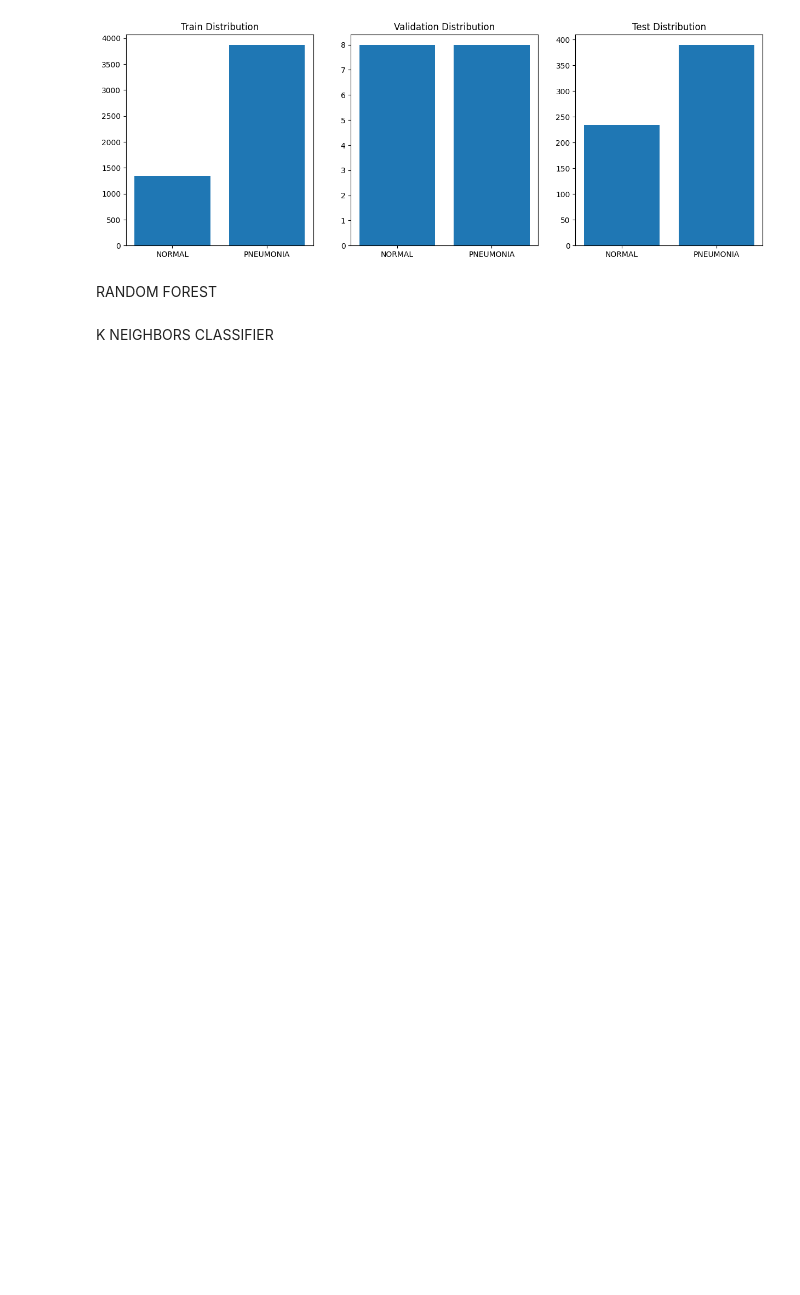
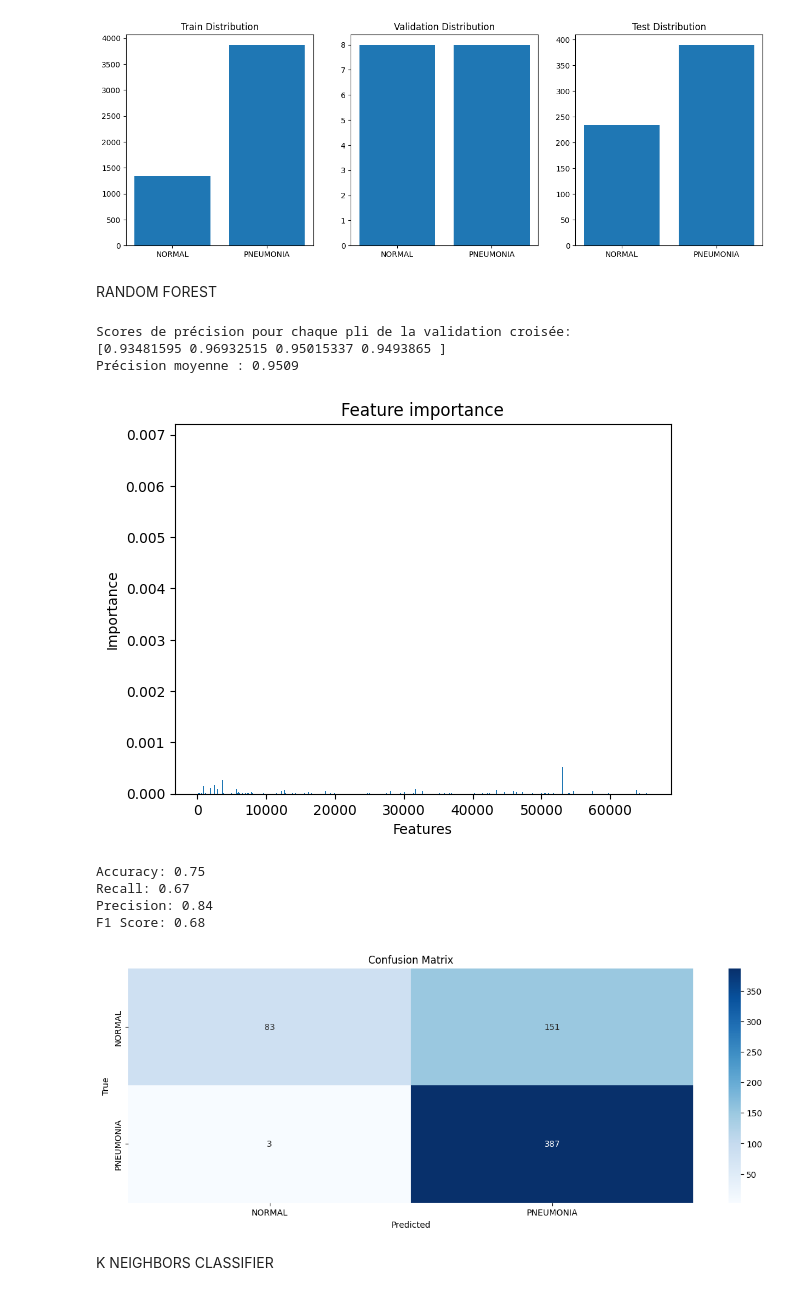
Before and after one commit to VeneziaFanny/zoidberg, a Jupyter notebook: zoidberg.ipynb, the cells around one changed output. Cells and saved outputs as stored; diff of their text form; code cells hidden in the pictures; blank space fills up the shorter version.

```diff
--- a/zoidberg.ipynb
+++ b/zoidberg.ipynb
@@ -170,7 +170,7 @@ model = RandomForestClassifier()
 model.fit(loader.x_train_reshaped, loader.y_train)
 
 # applique la validation croisée en 5 plis et obtient les scores de précision
-scores = cross_val_score(model, loader.x_train_reshaped, loader.y_train, cv=2, scoring='accuracy')
+scores = cross_val_score(model, loader.x_train_reshaped, loader.y_train, cv=4, scoring='accuracy')
 
 print("Scores de précision pour chaque pli de la validation croisée:")
 print(scores)
@@ -184,32 +184,42 @@ importances = model.feature_importances_
 # L'"importance" des caractéristiques est une mesure de combien chaque caractéristique contribue aux prédictions du modèle.
 # Si vous utilisez des images de radiographies pulmonaires pour entraîner votre modèle, chaque pixel de l'image pourrait être une caractéristique.
 plt.bar(range(len(importances)), importances)
 plt.xlabel('Features')
 plt.ylabel('Importance')
 plt.title('Feature importance')
 plt.show()
 
 y_pred = model.predict(loader.x_test_reshaped)
 accuracy = accuracy_score(loader.y_test, y_pred)
 recall = recall_score(loader.y_test, y_pred, average='macro')
 precision = precision_score(loader.y_test, y_pred, average='macro')
 f1 = f1_score(loader.y_test, y_pred, average='macro')
 
 print(f"Accuracy: {accuracy:.2f}")
 print(f"Recall: {recall:.2f}")
 print(f"Precision: {precision:.2f}")
 print(f"F1 Score: {f1:.2f}")
 
 digits = ["NORMAL", "PNEUMONIA"]
 # Compute the confusion matrix
 cm = confusion_matrix(loader.y_test, y_pred)
 
 # Plot the confusion matrix
 plt.figure(figsize=(15, 5)) # 10, 8
 sns.heatmap(cm, annot=True, cmap='Blues', fmt='d', xticklabels=digits, yticklabels=digits)
 plt.xlabel('Predicted')
 plt.ylabel('True')
 plt.title('Confusion Matrix')
 plt.show()
+# %% [output]
+Scores de précision pour chaque pli de la validation croisée:
+[0.93481595 0.96932515 0.95015337 0.9493865 ]
+Précision moyenne : 0.9509
+[figure, added]
+Accuracy: 0.75
+Recall: 0.67
+Precision: 0.84
+F1 Score: 0.68
+[figure, added]
 # %% [markdown]
 K NEIGHBORS CLASSIFIER
```
Also changed, not shown: parts of 3 cells of this notebook, 2 other files.
